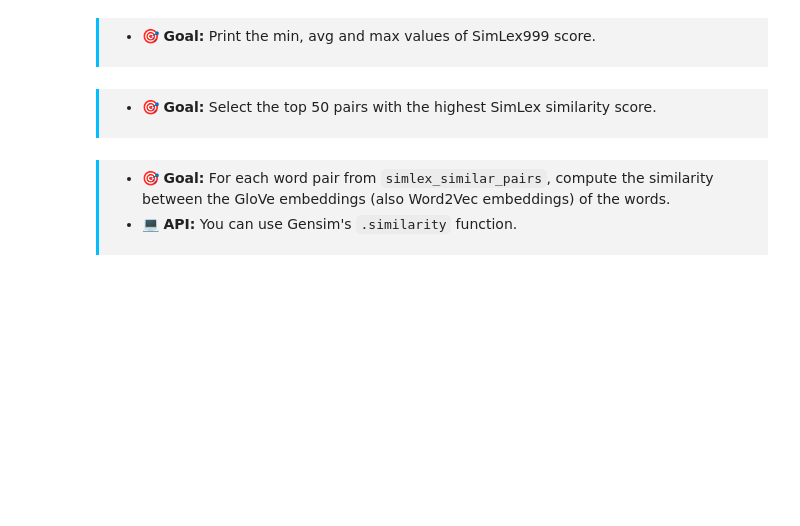
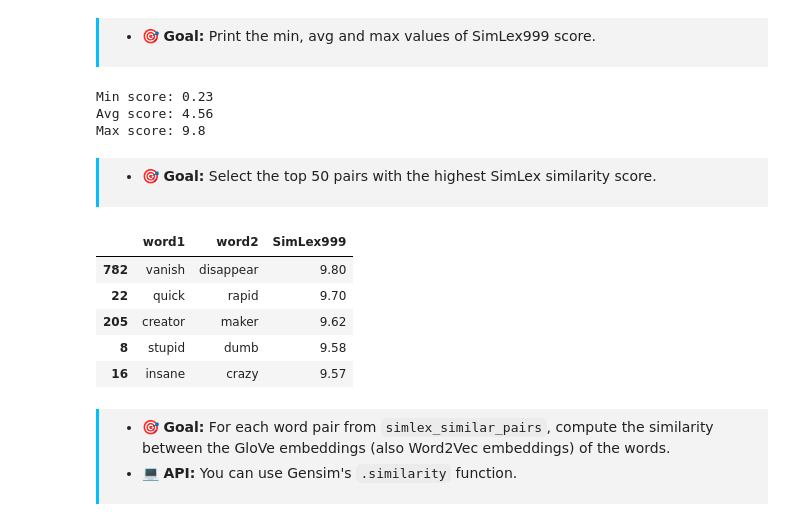
Before and after one commit to justinmanson/cs-552-modern-nlp, a Jupyter notebook: Exercises/Week 1 - Word Embeddings/Week-1.ipynb, the cells around one changed output. Cells and saved outputs as stored; diff of their text form; code cells hidden in the pictures; blank space fills up the shorter version.

```diff
--- a/Exercises/Week 1 - Word Embeddings/Week-1.ipynb
+++ b/Exercises/Week 1 - Word Embeddings/Week-1.ipynb
@@ -290,3 +343,12 @@ simlex.head()
+# %%
+# stats on the SimLex999 similarity score
+print('Min score: {:.3}'.format(simlex['SimLex999'].values.min()))
+print('Avg score: {:.3}'.format(simlex['SimLex999'].values.mean()))
+print('Max score: {:.3}'.format(simlex['SimLex999'].values.max()))
+# %% [output]
+Min score: 0.23
+Avg score: 4.56
+Max score: 9.8
 # %% [markdown]
 <div style="padding:8px 0 8px 15px;border-left:3px solid #03befc;background-color:#F3F3F3;">
 
@@ -294,7 +356,15 @@ simlex.head()
 </div>
 # %%
 # select a subset of word-pairs with the highest similiarity score given by annotators
-# simlex_similar_pairs = ...
+simlex_similar_pairs = simlex.sort_values(by=['SimLex999'], ascending=False).head(50)
+simlex_similar_pairs.head()
+# %% [output]
+|  | word1 | word2 | SimLex999 |
+| 782 | vanish | disappear | 9.80 |
+| 22 | quick | rapid | 9.70 |
+| 205 | creator | maker | 9.62 |
+| 8 | stupid | dumb | 9.58 |
+| 16 | insane | crazy | 9.57 |
 # %% [markdown]
 <div style="padding:8px 0 8px 15px;border-left:3px solid #03befc;background-color:#F3F3F3;">
 
```
Also changed, not shown: parts of 33 cells of this notebook.
